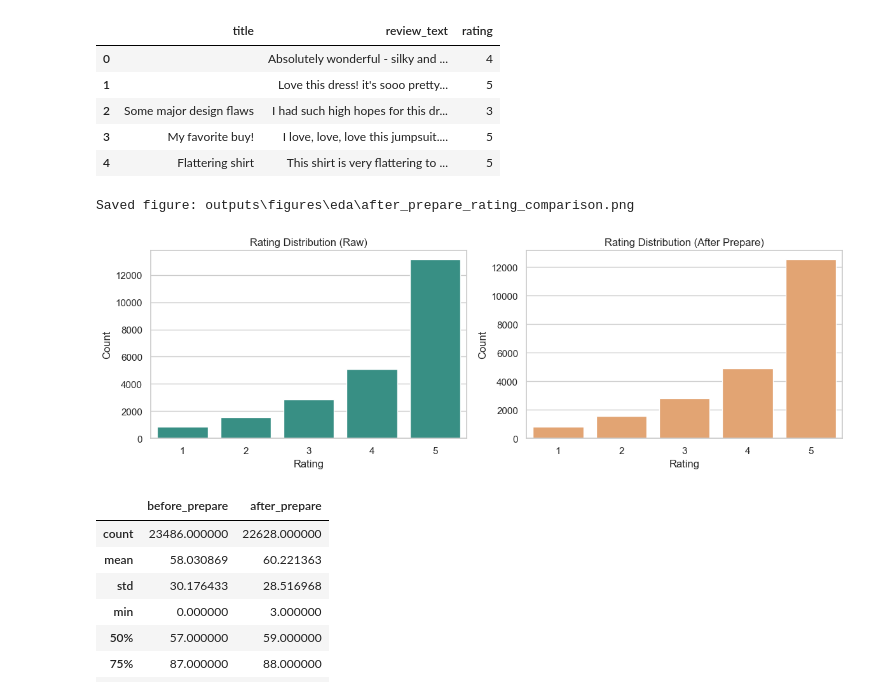
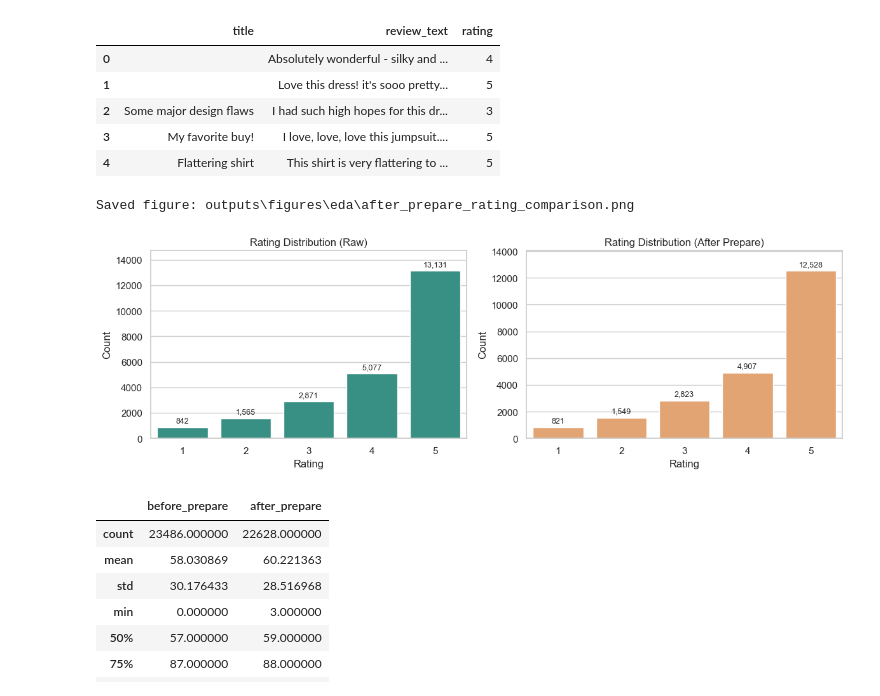
Before and after one commit to huynguyentuank22/CO3133_DL, a Jupyter notebook: notebooks/eda.ipynb, the cells around one changed output. Drawn from its saved outputs; the diff is of its cells as text; code cells hidden in the pictures.

Commit message:
fix some chart in web report

```diff
--- a/notebooks/eda.ipynb
+++ b/notebooks/eda.ipynb
@@ -262,24 +264,41 @@ display(after_focus.head(5))
 # %%
 rating_raw = pd.to_numeric(raw_original["Rating"], errors="coerce").dropna().astype(int)
 rating_after = pd.to_numeric(df_after["rating"], errors="coerce").dropna().astype(int)
 
 rating_order = sorted(set(rating_raw.unique()).union(set(rating_after.unique())))
 
 fig, axes = plt.subplots(1, 2, figsize=(12, 4))
 sns.countplot(x=rating_raw, order=rating_order, ax=axes[0], color="#2a9d8f")
 axes[0].set_title("Rating Distribution (Raw)")
 axes[0].set_xlabel("Rating")
 axes[0].set_ylabel("Count")
 
 sns.countplot(x=rating_after, order=rating_order, ax=axes[1], color="#f4a261")
 axes[1].set_title("Rating Distribution (After Prepare)")
 axes[1].set_xlabel("Rating")
 axes[1].set_ylabel("Count")
 
+for ax in axes:
+    max_height = 0
+    for patch in ax.patches:
+        height = patch.get_height()
+        max_height = max(max_height, height)
+        ax.annotate(
+            f"{int(height):,}",
+            (patch.get_x() + patch.get_width() / 2, height),
+            ha="center",
+            va="bottom",
+            xytext=(0, 3),
+            textcoords="offset points",
+            fontsize=9,
+        )
+    if max_height > 0:
+        ax.set_ylim(0, max_height * 1.12)
+
 plt.tight_layout()
 save_current_figure("after_prepare_rating_comparison.png")
 plt.show()
 # %% [output]
 Saved figure: outputs\figures\eda\after_prepare_rating_comparison.png
-[figure, old version]
+[figure, new version]
 # %%
```
Also changed, not shown: parts of 7 cells of this notebook, 8 other files.
